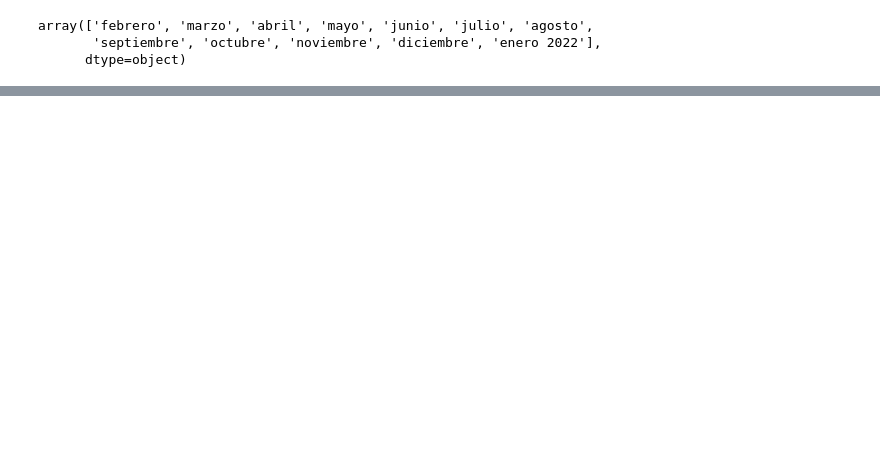
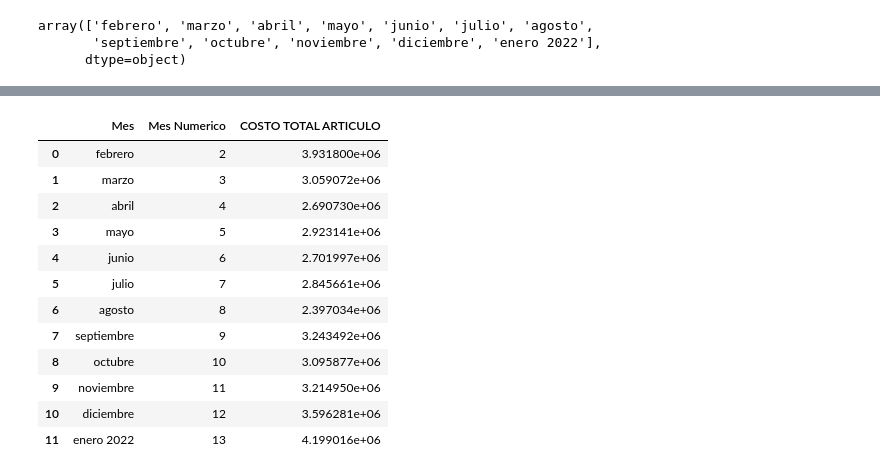
Before and after one commit to FabianCoyDuarte/Medical_Data, a Jupyter notebook: inventario.ipynb, the cells around one changed output, grey strips where cells are left out. Drawn from its saved outputs; the diff is of its cells as text; code cells hidden in the pictures; blank space fills up the shorter version.

```diff
--- a/inventario.ipynb
+++ b/inventario.ipynb
@@ -212,0 +239,2 @@ report
+# %%
+df_inventario_completo = pd.read_csv(r'C:\Users\fcoy\Documents\Personal Docs\Farma\Medical_Data\Data\Reporte_Merge_Rotacion_Portafolio.csv')
@@ -212,0 +252,19 @@ report
+# %%
+regional_behaviour = df_inventario_completo.groupby(['NOMPROD','Regional Correcta', 'Mes','Mes Numerico'])['COSTO TOTAL ARTICULO'].sum().reset_index()
+# %%
+x = regional_behaviour[regional_behaviour['NOMPROD']== 'ACIDRINE 10 mg * 15 TAB.'].groupby(['Mes','Mes Numerico'])['COSTO TOTAL ARTICULO'].sum().reset_index()
+x.sort_values(by=['Mes Numerico'], ascending=True).reset_index(drop=True)
+# %% [output]
+|  | Mes | Mes Numerico | COSTO TOTAL ARTICULO |
+| 0 | febrero | 2 | 3.931800e+06 |
+| 1 | marzo | 3 | 3.059072e+06 |
+| 2 | abril | 4 | 2.690730e+06 |
+| 3 | mayo | 5 | 2.923141e+06 |
+| 4 | junio | 6 | 2.701997e+06 |
+| 5 | julio | 7 | 2.845661e+06 |
+| 6 | agosto | 8 | 2.397034e+06 |
+| 7 | septiembre | 9 | 3.243492e+06 |
+| 8 | octubre | 10 | 3.095877e+06 |
+| 9 | noviembre | 11 | 3.214950e+06 |
+| 10 | diciembre | 12 | 3.596281e+06 |
+| 11 | enero 2022 | 13 | 4.199016e+06 |
```
Also changed, not shown: parts of 9 cells of this notebook, 1 other file.
